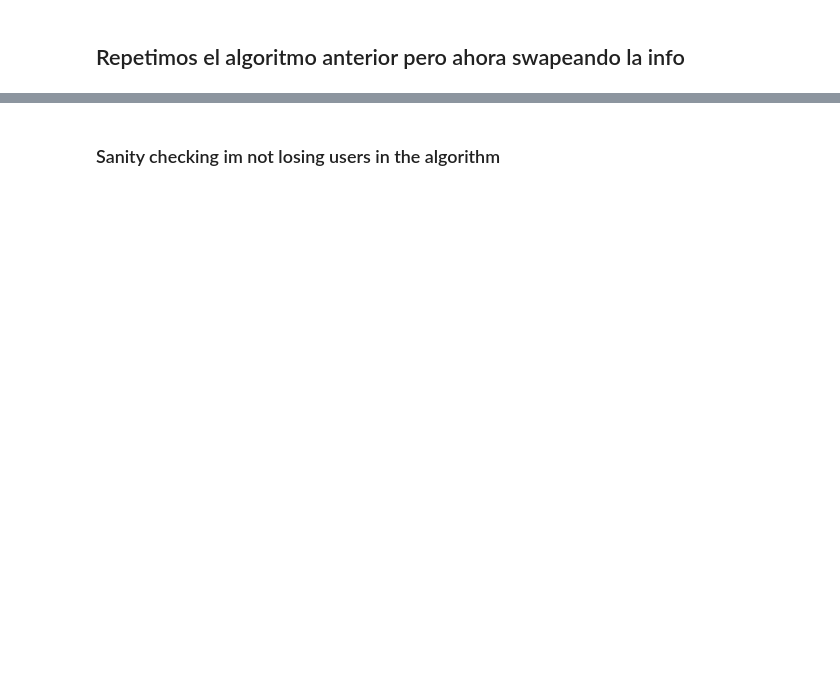
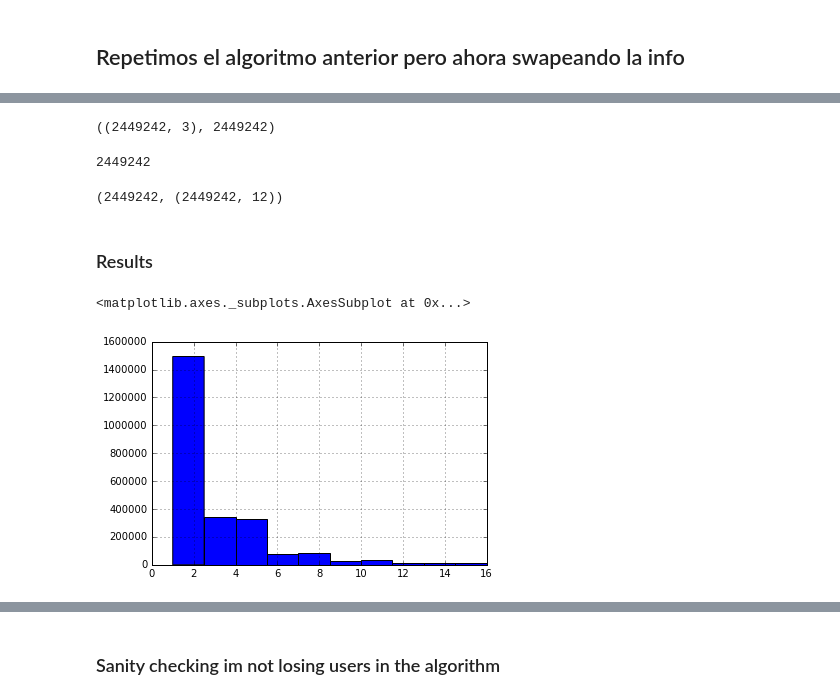
Before and after one commit to jdemonasterio/Tesis, a Jupyter notebook: Sum_Links attribute extraction.ipynb, the cells around one changed output, grey strips where cells are left out. Saved outputs shown, nothing was run; the diff lists cells and outputs as text; code cells hidden in the pictures; blank space fills up the shorter version.

```diff
--- a/Sum_Links attribute extraction.ipynb
+++ b/Sum_Links attribute extraction.ipynb
@@ -355,0 +634,9 @@ antenna_users['TOTAL_USERS'] = antenna_users['TOTAL_USERS'] +  antenna_users['VU
+# %%
+#swapeo los nombres de las columnas, dropeo epidemic y lo vuelvo a agregar para los nuevos users swappeados
+table=table.rename(columns = {'LineKeyOrigin':'LineKeyTarget','ANTENNA_ID':'ANTENNA_ID_0',
+                        'LineKeyTarget':'LineKeyOrigin','ANTENNA_ID_0':'ANTENNA_ID'})
+#la info epidemica era para el viejo lineKeyOrigin. droppeo esa columna vieja y agrego la info para el nuevo Origin
+table.drop('EPIDEMIC',inplace=True,axis=1)
+antennas= pd.read_csv('/home/juan/mobility-study/antennas_mexico.csv',sep = "|",header=0,index_col=None)
+table = table.join(antennas['EPIDEMIC'], on='ANTENNA_ID_0_Target',how='left')
+finished2=True
@@ -530,12 +817,13 @@ finished1 =True
 ## Repetimos el algoritmo anterior pero ahora swapeando la info
 # %%
 #swapeo los nombres de las columnas, dropeo epidemic y lo vuelvo a agregar para los nuevos users swappeados
-table=table.rename(columns = {'LineKeyOrigin':'LineKeyTarget','ANTENNA_ID':'ANTENNA_ID_0',
-                        'LineKeyTarget':'LineKeyOrigin','ANTENNA_ID_0':'ANTENNA_ID'})
+table=table.rename(columns = {'LineKeyOrigin':'LineKeyTarget','ANTENNA_ID_0':'ANTENNA_ID_0_Target',
+                        'LineKeyTarget':'LineKeyOrigin','ANTENNA_ID_0_Target':'ANTENNA_ID_0'})
+
 #la info epidemica era para el viejo lineKeyOrigin. droppeo esa columna vieja y agrego la info para el nuevo Origin
 table.drop('EPIDEMIC',inplace=True,axis=1)
 antennas= pd.read_csv('/home/juan/mobility-study/antennas_mexico.csv',sep = "|",header=0,index_col=None)
-table = table.join(antennas['EPIDEMIC'], on='ANTENNA_ID_0_Target',how='left')
+table = table.join(user_epidemic['EPIDEMIC'], on='LineKeyTarget',how='left')
 finished2=True
 # %%
 start_time = time.time()
@@ -573,0 +966,14 @@ finished3=True
+# %%
+total_users.shape,len(np.unique(total_users.index.values))
+# %% [output]
+((2449242, 3), 2449242)
+# %%
+len(set(np.unique(table.LineKeyOrigin.values))  | set(np.unique(table.LineKeyTarget.values)) )
+# %% [output]
+2449242
+# %%
+len(np.unique(test.index.values)), test.shape
+# %% [output]
+(2449242, (2449242, 12))
+# %% [markdown]
+### Results
@@ -573,0 +982,5 @@ finished3=True
+# %%
+total_users[total_users['TOTAL_USERS'] < total_users.TOTAL_USERS.quantile(0.99)]['TOTAL_USERS'].hist()
+# %% [output]
+<matplotlib.axes._subplots.AxesSubplot at 0x...>
+[figure, added]
```
Also changed, not shown: parts of 99 cells of this notebook.
